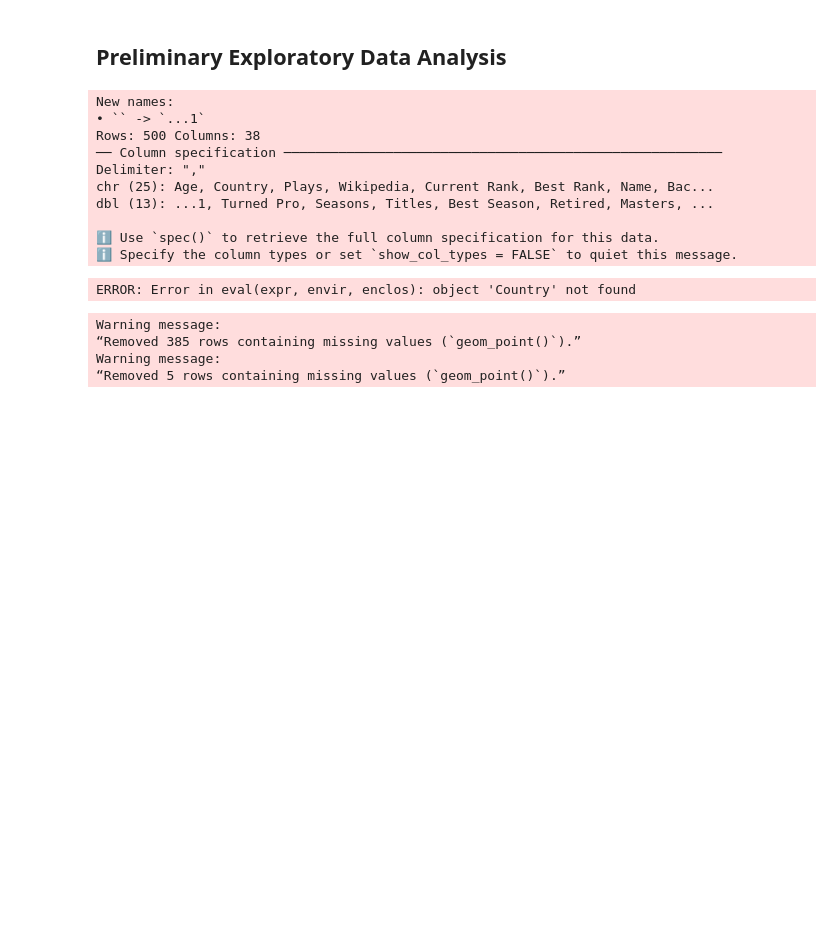
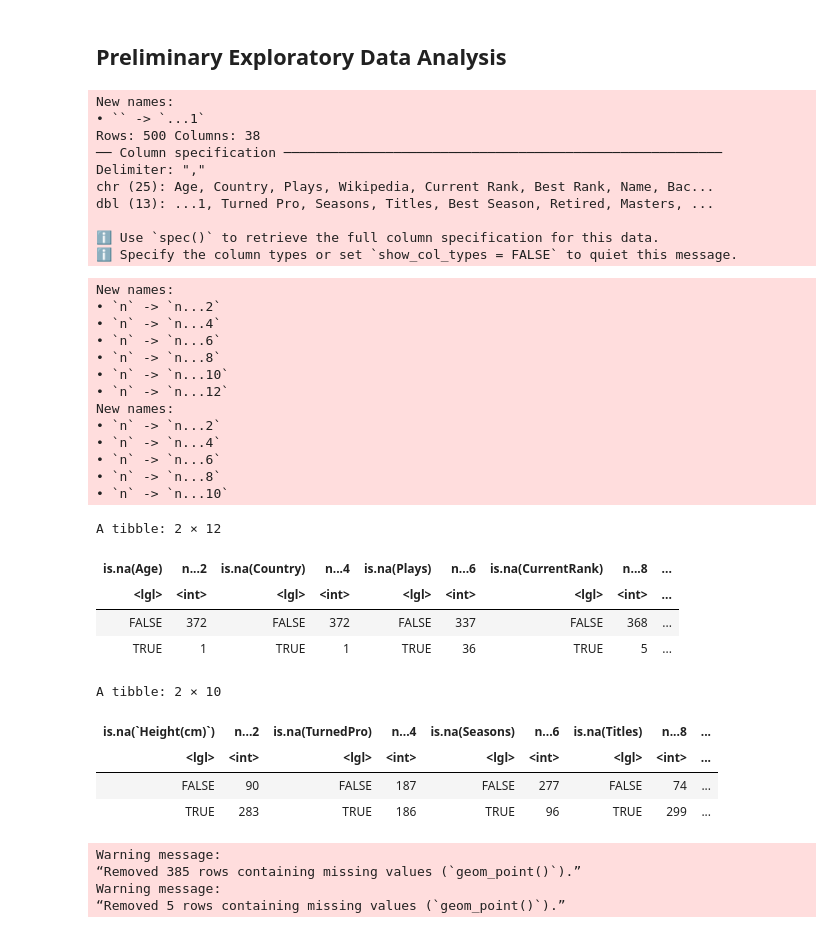
Before and after one commit to Yoyoma2000/DSCI100-Group10-Project, a Jupyter notebook: group10_projectProposal.ipynb, the cells around one changed output. Drawn from its saved outputs; the diff is of its cells as text; code cells hidden in the pictures; blank space fills up the shorter version.

Commit message:
Added summary

```diff
--- a/group10_projectProposal.ipynb
+++ b/group10_projectProposal.ipynb
@@ -49,7 +49,7 @@ processed_player_data = player_data |>
                         separate(`Peak Elo Rating`, c("PeakEloRating", "eloPeak REMOVE"), sep = " ") |>
                         mutate(`PeakEloRating` = as.numeric(`PeakEloRating`)) |>
                         # Cleaning Turned Pro
-                        mutate(`TurnedPro` = `Turned Pro`)
+                        mutate(`TurnedPro` = `Turned Pro`) |>
                         # Setting Country as categorical
                         mutate(Country = as.factor(Country)) |>
                         # Setting Backhand preference as categorical
@@ -60,6 +60,8 @@ processed_player_data = player_data |>
                         select(Age, Country, Plays, `CurrentRank`, `BestRank`, Backhand, `Height(cm)`, `TurnedPro`, Seasons, Titles, `Weight(kg)`,`CurrentEloRank`,`BestEloRank`,`PeakEloRating`)
 
 # Splitting the data
+set.seed(1000)
+
 player_split = initial_split(processed_player_data, prop = 3/4, strata = `BestRank`)
 player_training = training(player_split)
 player_testing = testing(player_split)
@@ -74,12 +76,55 @@ dbl (13): ...1, Turned Pro, Seasons, Titles, Best Season, Retired, Masters, ...
 
 ℹ Use `spec()` to retrieve the full column specification for this data.
 ℹ Specify the column types or set `show_col_types = FALSE` to quiet this message.
-ERROR: Error in eval(expr, envir, enclos): object 'Country' not found
 # %%
 # Summary for data
-data_summary = data
+# Our group is planning to predict the best rank varible. Therefore, we want to find out if there are a lot of missing
+# data include in the variables that we are trying to analyze.
 
-data_summary
+age_missing_data <- player_training |> count(is.na(`Age`))
+country_missing_data <- player_training |> count(is.na(`Country`))
+plays_missing_data <- player_training |> count(is.na(`Plays`))
+current_rank_missing_data <- player_training |> count(is.na(`CurrentRank`))
+best_rank_without_missing_data <- player_training |> count(is.na(`BestRank`))
+backhand_rank_missing_data <- player_training |> count(is.na(`Backhand`))
+height_rank_missing_data <- player_training |> count(is.na(`Height(cm)`))
+turned_pro_missing_data <- player_training |> count(is.na(`TurnedPro`))
+seasons_missing_data <- player_training |> count(is.na(`Seasons`))
+titles_missing_data <- player_training |> count(is.na(`Titles`))
+weight_missing_data <- player_training |> count(is.na(`Weight(kg)`))
+
+na_table1 <- bind_cols(age_missing_data, country_missing_data, plays_missing_data, current_rank_missing_data,
+                    best_rank_without_missing_data, backhand_rank_missing_data)
+na_table2 <- bind_cols(height_rank_missing_data, turned_pro_missing_data, seasons_missing_data,
+                    titles_missing_data, weight_missing_data)
+na_table1
+na_table2
+# After comparing the data in the table, we find out the `Height (cm)`, `Titles`, and the `Weight (kg)` variables
+# have too many NAs. Therefore, these three columns are not strong enough to help us making predictions.
+# %% [output]
+New names:
+• `n` -> `n...2`
+• `n` -> `n...4`
+• `n` -> `n...6`
+• `n` -> `n...8`
+• `n` -> `n...10`
+• `n` -> `n...12`
+New names:
+• `n` -> `n...2`
+• `n` -> `n...4`
+• `n` -> `n...6`
+• `n` -> `n...8`
+• `n` -> `n...10`
+A tibble: 2 × 12
+| is.na(Age) | n...2 | is.na(Country) | n...4 | is.na(Plays) | n...6 | is.na(CurrentRank) | n...8 | ... |
+| <lgl> | <int> | <lgl> | <int> | <lgl> | <int> | <lgl> | <int> | ... |
+| FALSE | 372 | FALSE | 372 | FALSE | 337 | FALSE | 368 | ... |
+| TRUE | 1 | TRUE | 1 | TRUE | 36 | TRUE | 5 | ... |
+A tibble: 2 × 10
+| is.na(`Height(cm)`) | n...2 | is.na(TurnedPro) | n...4 | is.na(Seasons) | n...6 | is.na(Titles) | n...8 | ... |
+| <lgl> | <int> | <lgl> | <int> | <lgl> | <int> | <lgl> | <int> | ... |
+| FALSE | 90 | FALSE | 187 | FALSE | 277 | FALSE | 74 | ... |
+| TRUE | 283 | TRUE | 186 | TRUE | 96 | TRUE | 299 | ... |
 # %%
 # Visualization for data
 options(repr.plot.width= 10, repr.plot.height= 10)
```
Also changed, not shown: parts of 1 cell of this notebook.
